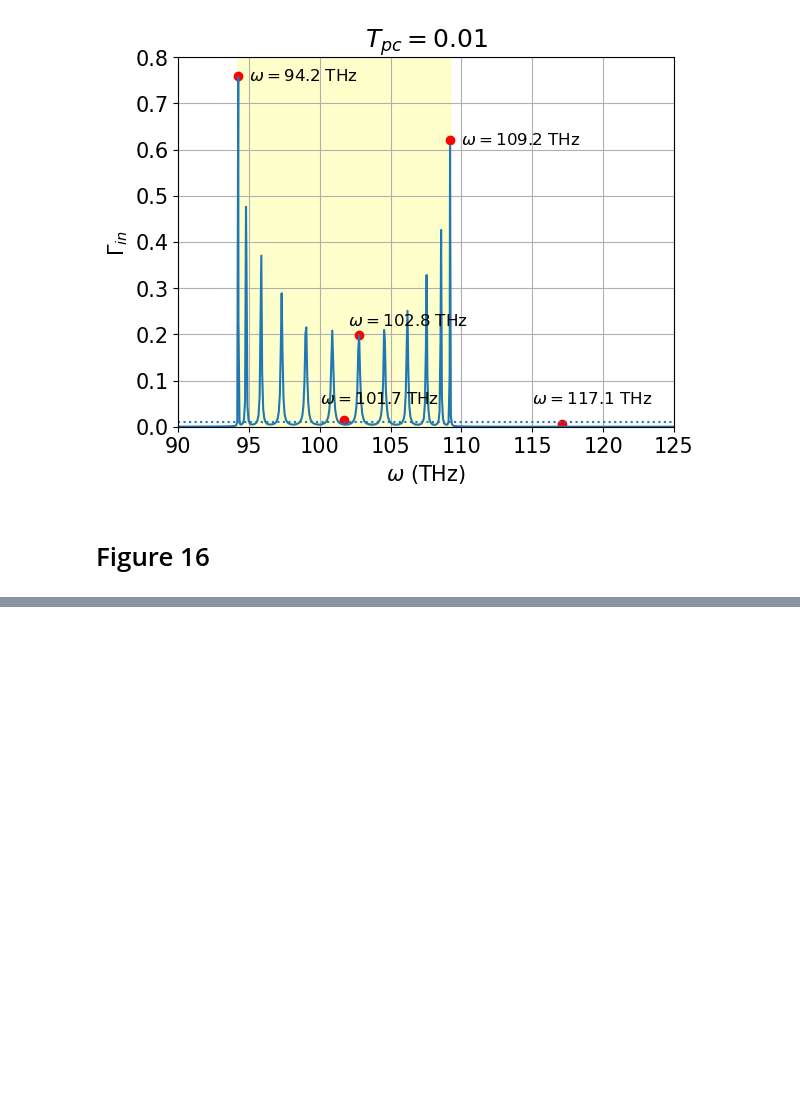
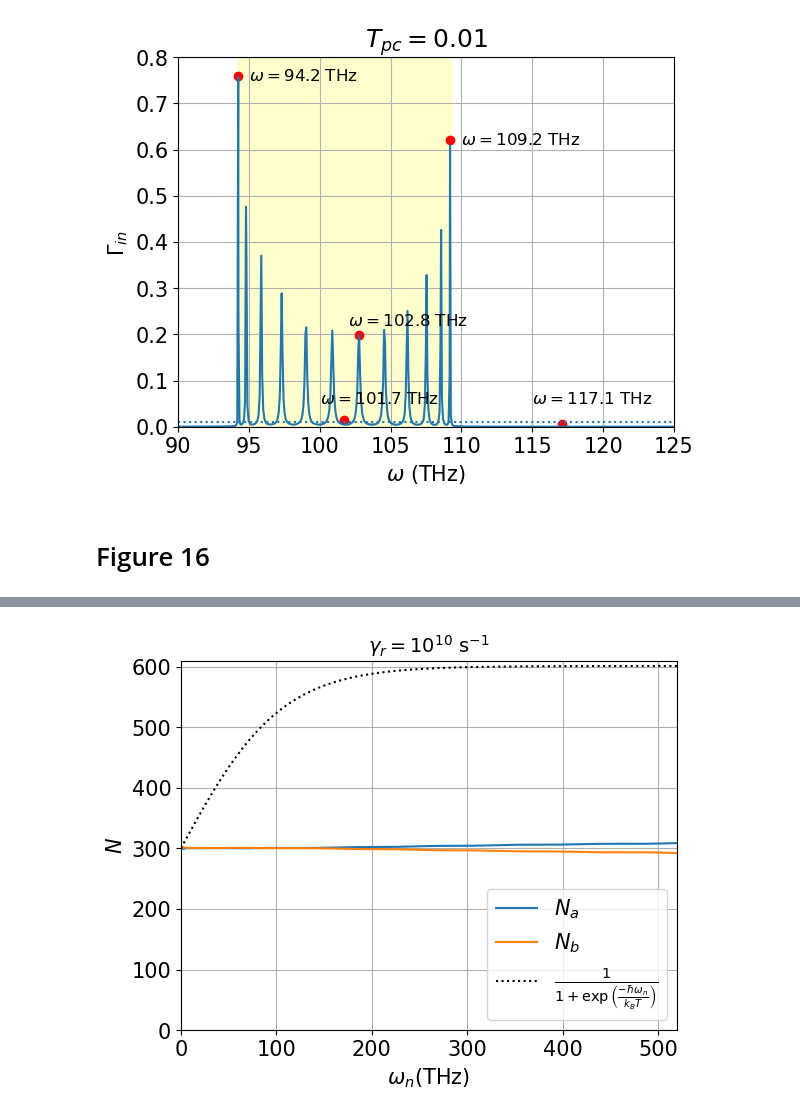
Before and after one commit to chihweiw/Thermal_Spectrum, a Jupyter notebook: Thesis_graphs.ipynb, the cells around one changed output, grey strips where cells are left out. Cells and saved outputs as stored; diff of their text form; code cells hidden in the pictures; blank space fills up the shorter version.

Commit message:
add figure 16-25, upload rk45_active data

```diff
--- a/Thesis_graphs.ipynb
+++ b/Thesis_graphs.ipynb
@@ -865,3 +865,14 @@ plt.show()
 [figure]
 # %% [markdown]
 # Figure 16
+# %%
+emodes_files = "./Data/Emodes/Emodes_0_6pi_Tp0.01_L1200_Np12.npz"
+Ndata_files = "./Data/krylov/Photon_n_0_6pi_kry_Tp0.01_n500_gr1.0e+10_gc1.0e+09.npz"
+# %%
+emodes = np.load(emodes_files)
+Ndata = np.load(Ndata_files, allow_pickle=True)
+# %%
+Nb = Ndata['Nb']
+Nk = Ndata['Nk']
+p_np = Ndata['parameters']
+parameters = p_np.tolist()
@@ -867,0 +894,21 @@ plt.show()
+# %%
+N = parameters['N']
+Temp = parameters['Temp']
+nn = 500
+omega_n = np.linspace(0.1,5.2e14,nn)/gamma
+fan = fa(omega_n,Temp)
+# %%
+plt.xlim(0,520)
+plt.ylim(0,610)
+plt.title(r"$\gamma_r=10^{10}$ s$^{-1}$", fontsize=14)
+plt.xlabel(r"$\omega_n$(THz)")
+plt.ylabel(r"$N$")
+plt.plot(omega_n, N-Nb, label = "$N_a$" )
+plt.plot(omega_n, Nb, label = "$N_b$")
+plt.plot(omega_n, N*fan, linestyle = ':', color='k', label = r"$\frac{1}{1+\exp\left(\frac{-\hbar\omega_n}{k_B T}\right)}$")
+plt.legend(loc = 'lower right')
+plt.grid()
+#plt.savefig("./Graphs/Nab_active_tp001.png", dpi=300)
+plt.show()
+# %% [output]
+[figure, added]
```
Also changed, not shown: parts of 31 cells of this notebook, 2 other files.
